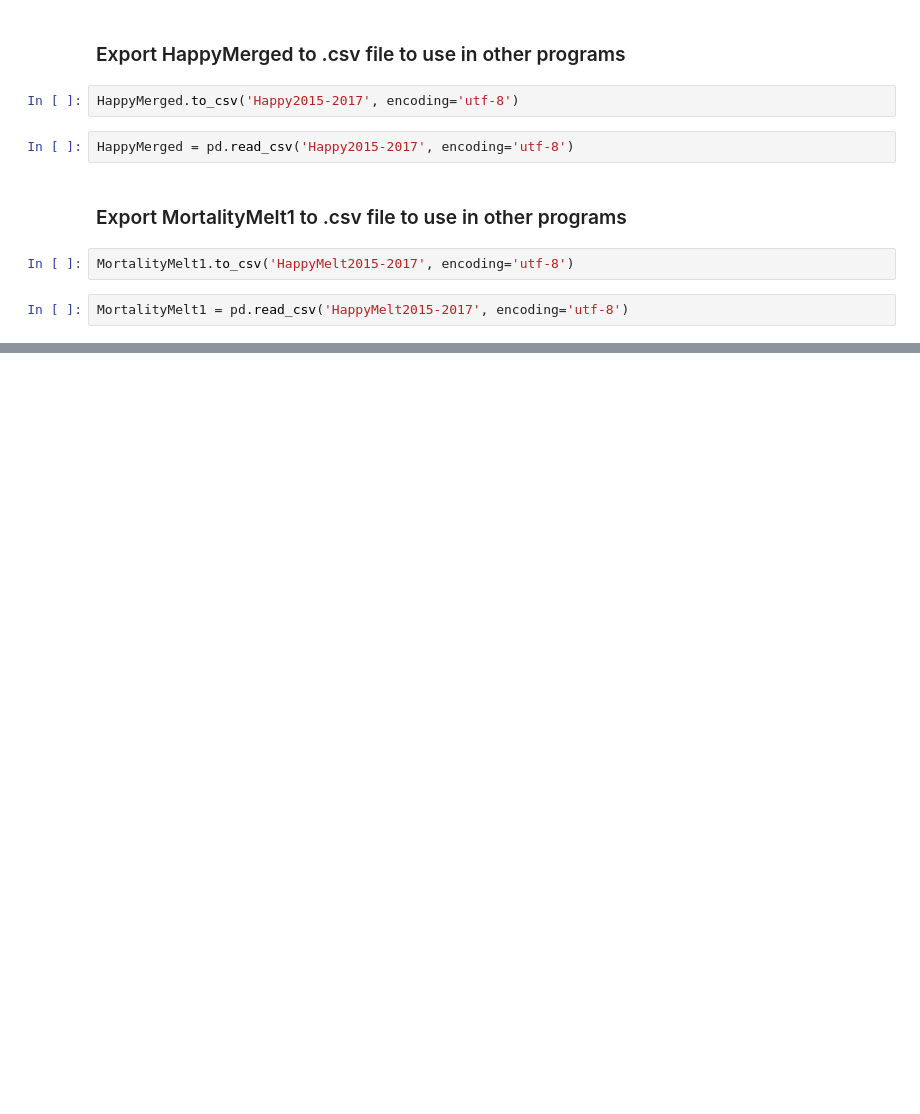
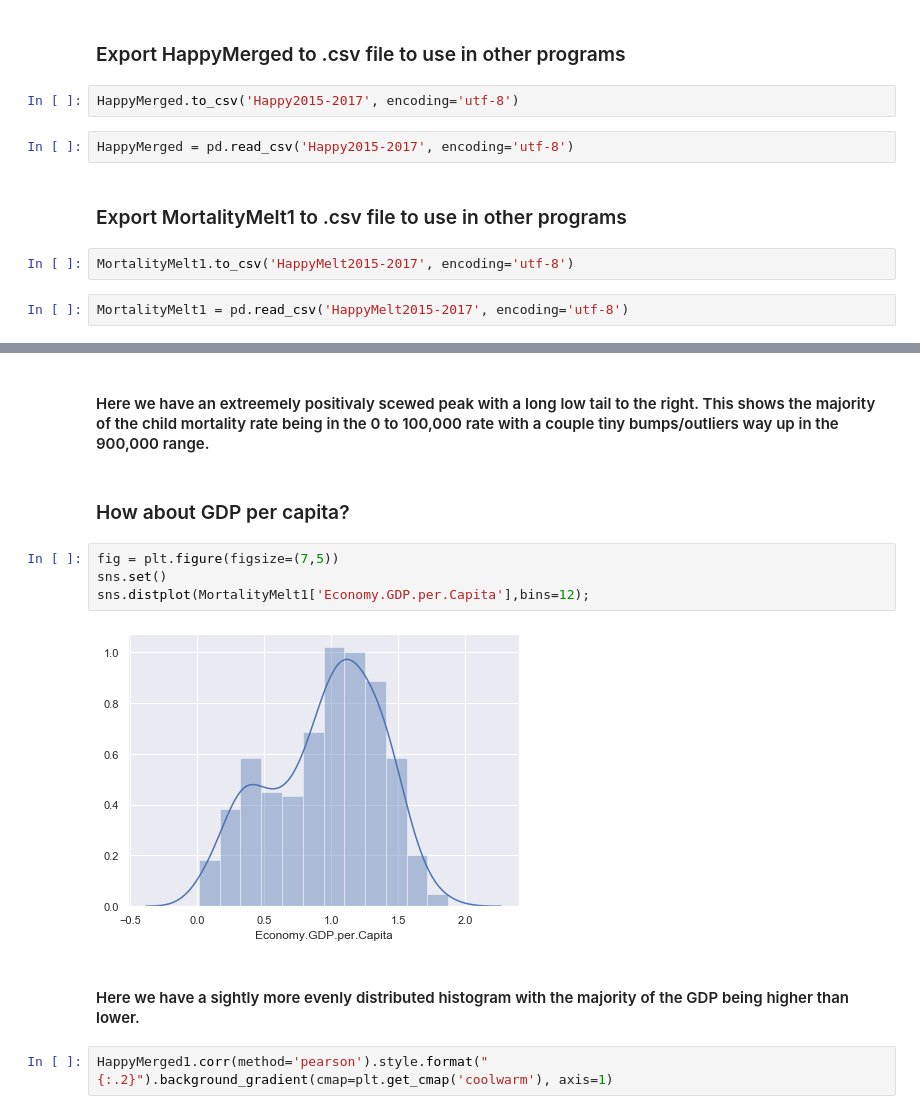
Before and after one commit to tedstrauch/Final-Project, a Jupyter notebook: HappyMelt2015-2017.ipynb, the cells around one changed output, grey strips where cells are left out. Cells and saved outputs as stored; diff of their text form; blank space fills up the shorter version.

```diff
--- a/HappyMelt2015-2017.ipynb
+++ b/HappyMelt2015-2017.ipynb
@@ -385,0 +475,14 @@ MortalityMelt1 = pd.read_csv('HappyMelt2015-2017', encoding='utf-8')
+# %% [markdown]
+#### Here we have an extreemely positivaly scewed peak with a long low tail to the right. This shows the majority of the child mortality rate being in the 0 to 100,000 rate with a couple tiny bumps/outliers way up in the 900,000 range.
+# %% [markdown]
+### How about GDP per capita?
+# %%
+fig = plt.figure(figsize=(7,5))
+sns.set()
+sns.distplot(MortalityMelt1['Economy.GDP.per.Capita'],bins=12);
+# %% [output]
+[figure, added]
+# %% [markdown]
+#### Here we have a sightly more evenly distributed histogram with the majority of the GDP being higher than lower.
+# %%
+HappyMerged1.corr(method='pearson').style.format("{:.2}").background_gradient(cmap=plt.get_cmap('coolwarm'), axis=1)
```
Also changed, not shown: parts of 20 cells of this notebook, 6 other files.
